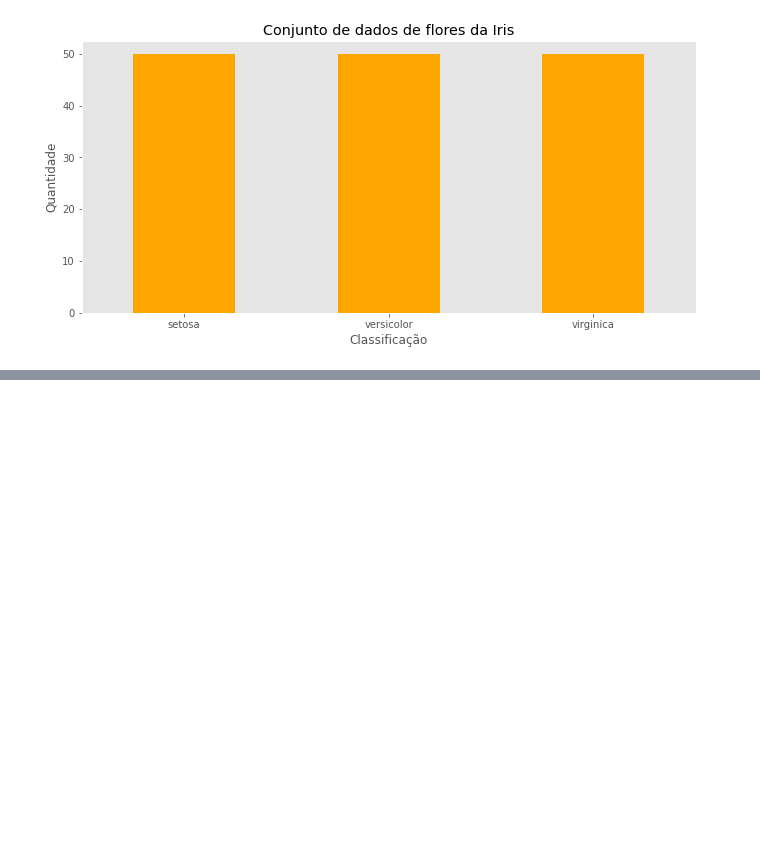
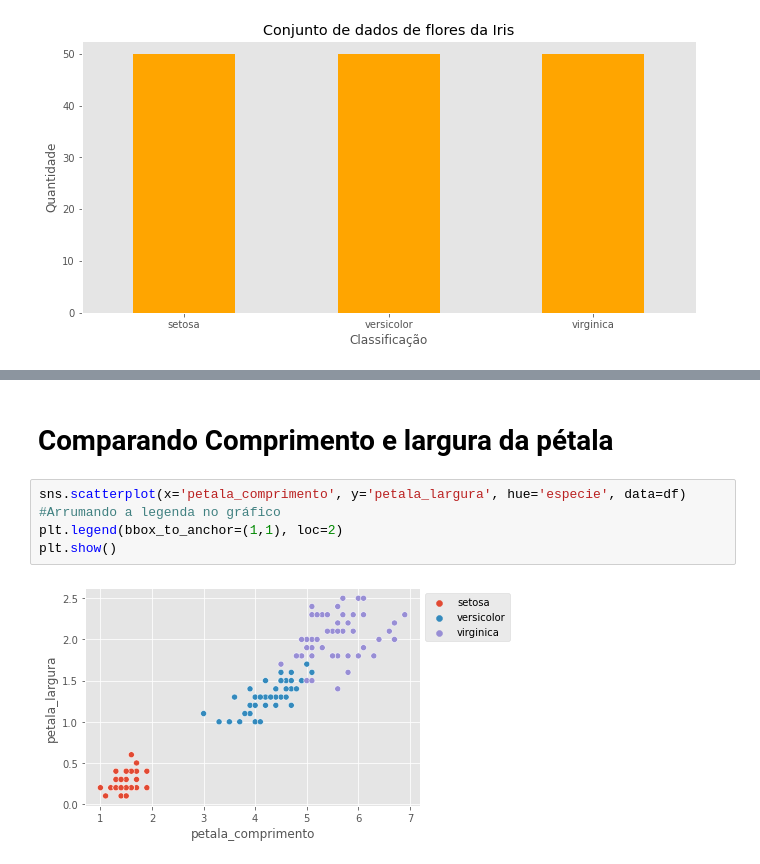
Before and after one commit to jonathan-JIPSlok/Analise_iris_DataScience, a Jupyter notebook: main.ipynb, the cells around one changed output, grey strips where cells are left out. Drawn from its saved outputs; the diff is of its cells as text; blank space fills up the shorter version.

```diff
--- a/main.ipynb
+++ b/main.ipynb
@@ -73,0 +91,9 @@ plt.show()
+# %% [markdown]
+# Comparando Comprimento e largura da pétala
+# %%
+sns.scatterplot(x='petala_comprimento', y='petala_largura', hue='especie', data=df)
+#Arrumando a legenda no gráfico
+plt.legend(bbox_to_anchor=(1,1), loc=2)
+plt.show()
+# %% [output]
+[figure, added]
```
Also changed, not shown: parts of 5 cells of this notebook.
